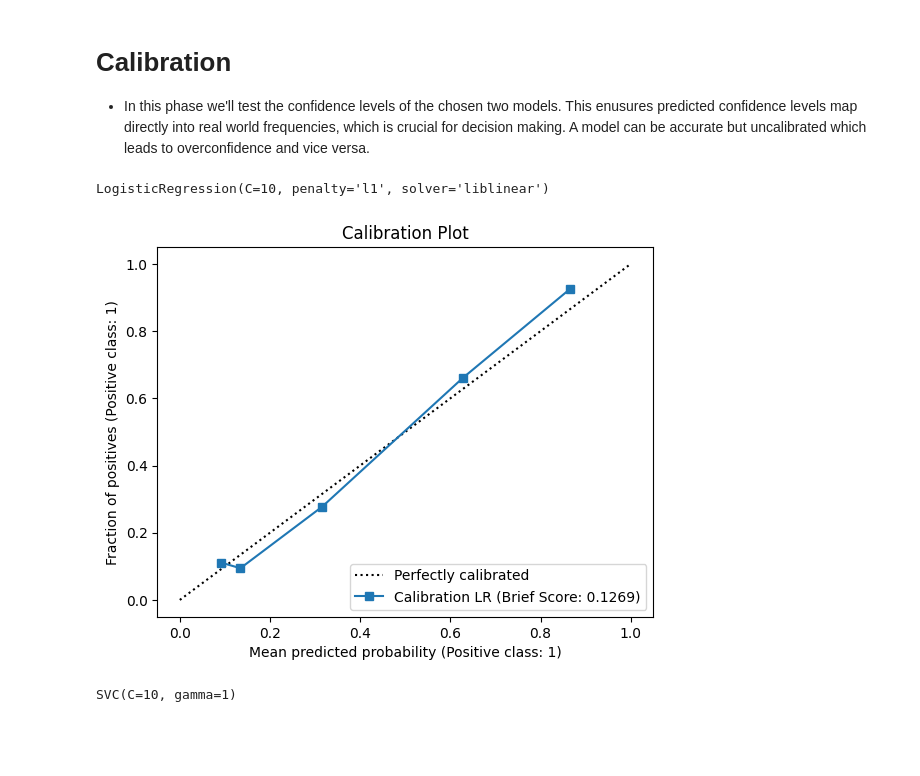
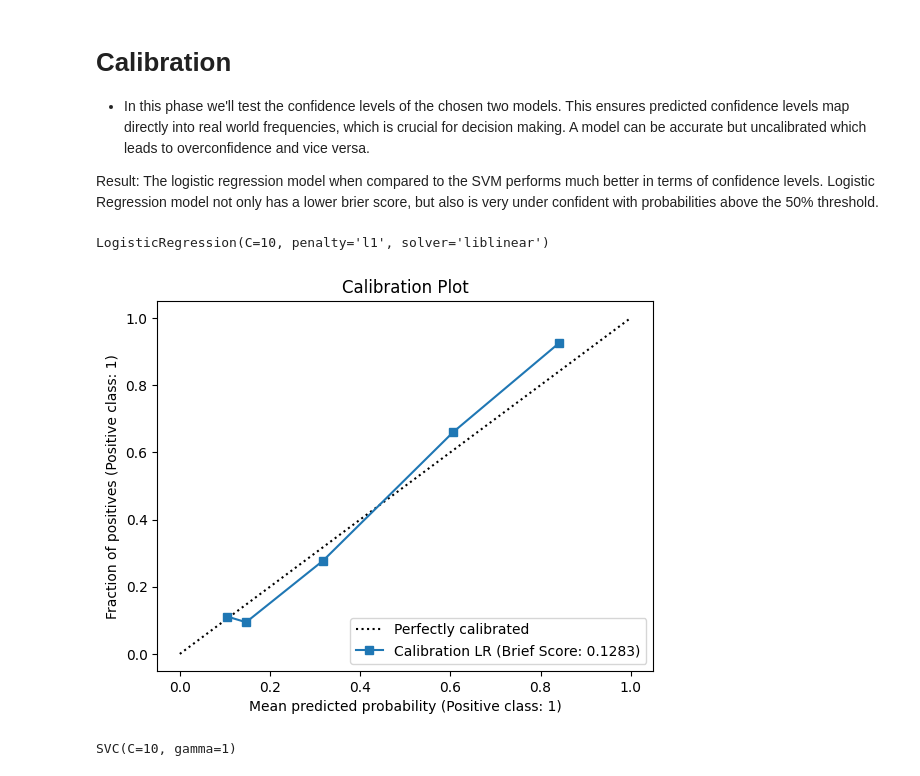
Before and after one commit to JudeMirac/titanic, a Jupyter notebook: Workflow/Notebooks/Model_evaluation.ipynb, the cells around one changed output. Cells and saved outputs as stored; diff of their text form; code cells hidden in the pictures; blank space fills up the shorter version.

```diff
--- a/Workflow/Notebooks/Model_evaluation.ipynb
+++ b/Workflow/Notebooks/Model_evaluation.ipynb
@@ -27,6 +57,8 @@ X_train1, X_test1, Y_train1, Y_test1 = train_test_split(X, Y, test_size = 0.3, s
 # %% [markdown]
 # Calibration
-- In this phase we'll test the confidence levels of the chosen two models. This enusures predicted confidence levels map directly into real world frequencies, which is crucial for decision making. A model can be accurate but uncalibrated which leads to overconfidence and vice versa.
+- In this phase we'll test the confidence levels of the chosen two models. This ensures predicted confidence levels map directly into real world frequencies, which is crucial for decision making. A model can be accurate but uncalibrated which leads to overconfidence and vice versa.
+
+Result: The logistic regression model when compared to the SVM performs much better in terms of confidence levels. Logistic Regression model not only has a lower brier score, but also is very under confident with probabilities above the 50% threshold.
 # %%
 # import sklearn and configure model for the best parameters
 from sklearn.linear_model import LogisticRegression
@@ -41,20 +73,28 @@ LogisticRegression(C=10, penalty='l1', solver='liblinear')
 # %%
 # calculate calibaration curve using probabilities and brier score for logistic regression
 from sklearn.metrics import brier_score_loss
+from sklearn.calibration import CalibratedClassifierCV
+
+# Apply platt scaling
+calibrated_lr = CalibratedClassifierCV(estimator= lr, method = 'sigmoid', cv = 5, n_jobs = -1)
+
+# train model on data
+calibrated_lr.fit(X_train1, Y_train1)
 
 # get probabilties
-lr_probs = lr.predict_proba(X_test1)[:,1]
+lr_probs = calibrated_lr.predict_proba(X_test1)[:,1]
 
 # calculate brier score
 lr_brier = brier_score_loss(Y_test1, lr_probs)
 
 # plot the display
 from sklearn.calibration import CalibrationDisplay
-CalibrationDisplay.from_estimator(lr, X_test1, Y_test1, n_bins= 5, strategy= 'quantile', name = f'Calibration LR (Brief Score: {lr_brier:.4f})')
+import matplotlib.pyplot as plt
+CalibrationDisplay.from_estimator(calibrated_lr,  X_test1, Y_test1, n_bins= 5, strategy= 'quantile', name = f'Calibration LR (Brief Score: {lr_brier:.4f})')
 plt.title('Calibration Plot')
 plt.show()
 # %% [output]
-[figure, old version]
+[figure, new version]
 # %%
 # training phase for non linear dataset
 
```
Also changed, not shown: parts of 4 cells of this notebook.
